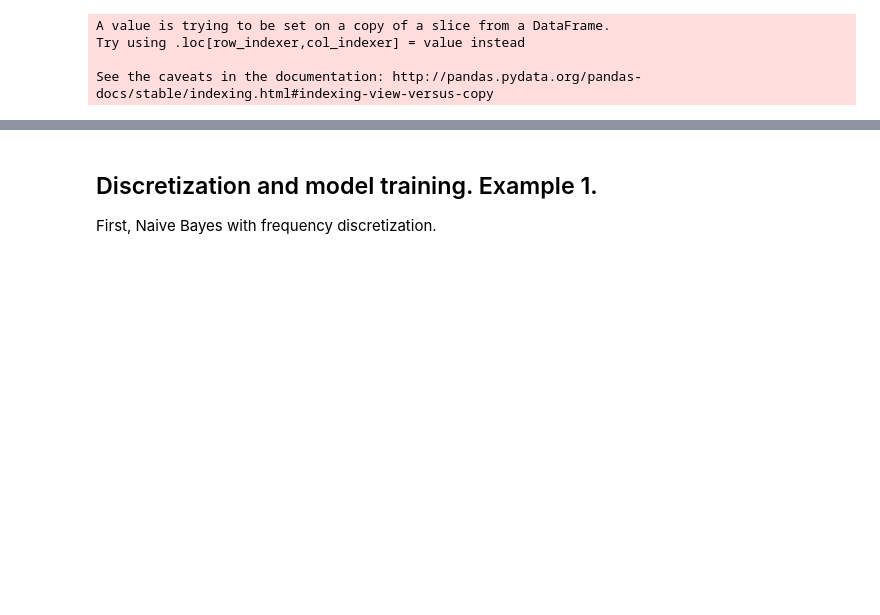
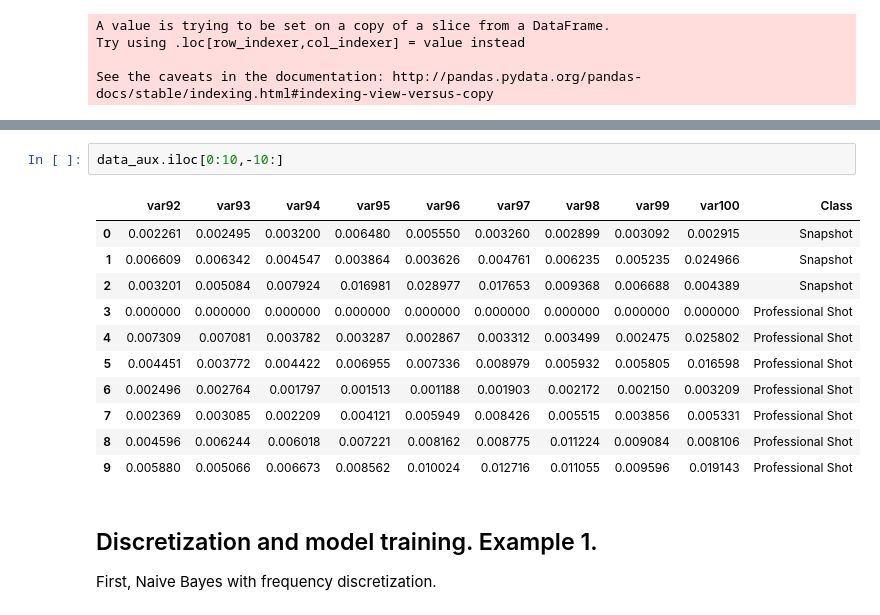
Before and after one commit to ferrubio/aesthetic_quality, a Jupyter notebook: notebooks/Demo PGMs.ipynb, the cells around one changed output, grey strips where cells are left out. Saved outputs shown, nothing was run; the diff lists cells and outputs as text; blank space fills up the shorter version.

```diff
--- a/notebooks/Demo PGMs.ipynb
+++ b/notebooks/Demo PGMs.ipynb
@@ -95,3 +74,17 @@ data_aux
+# %%
+data_aux.iloc[0:10,-10:]
+# %% [output]
+|  | var92 | var93 | var94 | var95 | var96 | var97 | var98 | var99 | var100 | Class |
+| 0 | 0.002261 | 0.002495 | 0.003200 | 0.006480 | 0.005550 | 0.003260 | 0.002899 | 0.003092 | 0.002915 | Snapshot |
+| 1 | 0.006609 | 0.006342 | 0.004547 | 0.003864 | 0.003626 | 0.004761 | 0.006235 | 0.005235 | 0.024966 | Snapshot |
+| 2 | 0.003201 | 0.005084 | 0.007924 | 0.016981 | 0.028977 | 0.017653 | 0.009368 | 0.006688 | 0.004389 | Snapshot |
+| 3 | 0.000000 | 0.000000 | 0.000000 | 0.000000 | 0.000000 | 0.000000 | 0.000000 | 0.000000 | 0.000000 | Professional Shot |
+| 4 | 0.007309 | 0.007081 | 0.003782 | 0.003287 | 0.002867 | 0.003312 | 0.003499 | 0.002475 | 0.025802 | Professional Shot |
+| 5 | 0.004451 | 0.003772 | 0.004422 | 0.006955 | 0.007336 | 0.008979 | 0.005932 | 0.005805 | 0.016598 | Professional Shot |
+| 6 | 0.002496 | 0.002764 | 0.001797 | 0.001513 | 0.001188 | 0.001903 | 0.002172 | 0.002150 | 0.003209 | Professional Shot |
+| 7 | 0.002369 | 0.003085 | 0.002209 | 0.004121 | 0.005949 | 0.008426 | 0.005515 | 0.003856 | 0.005331 | Professional Shot |
+| 8 | 0.004596 | 0.006244 | 0.006018 | 0.007221 | 0.008162 | 0.008775 | 0.011224 | 0.009084 | 0.008106 | Professional Shot |
+| 9 | 0.005880 | 0.005066 | 0.006673 | 0.008562 | 0.010024 | 0.012716 | 0.011055 | 0.009596 | 0.019143 | Professional Shot |
 # %% [markdown]
 ## Discretization and model training. Example 1.
 First, Naive Bayes with frequency discretization.
```
Also changed, not shown: parts of 12 cells of this notebook, 1 other file.
